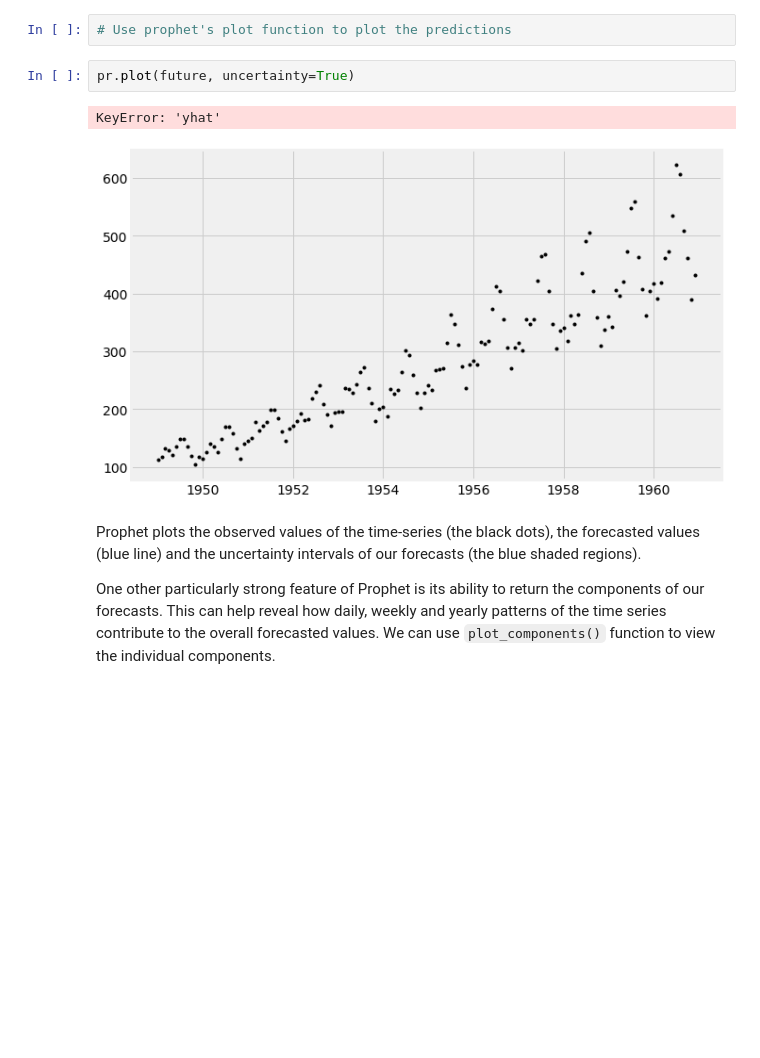
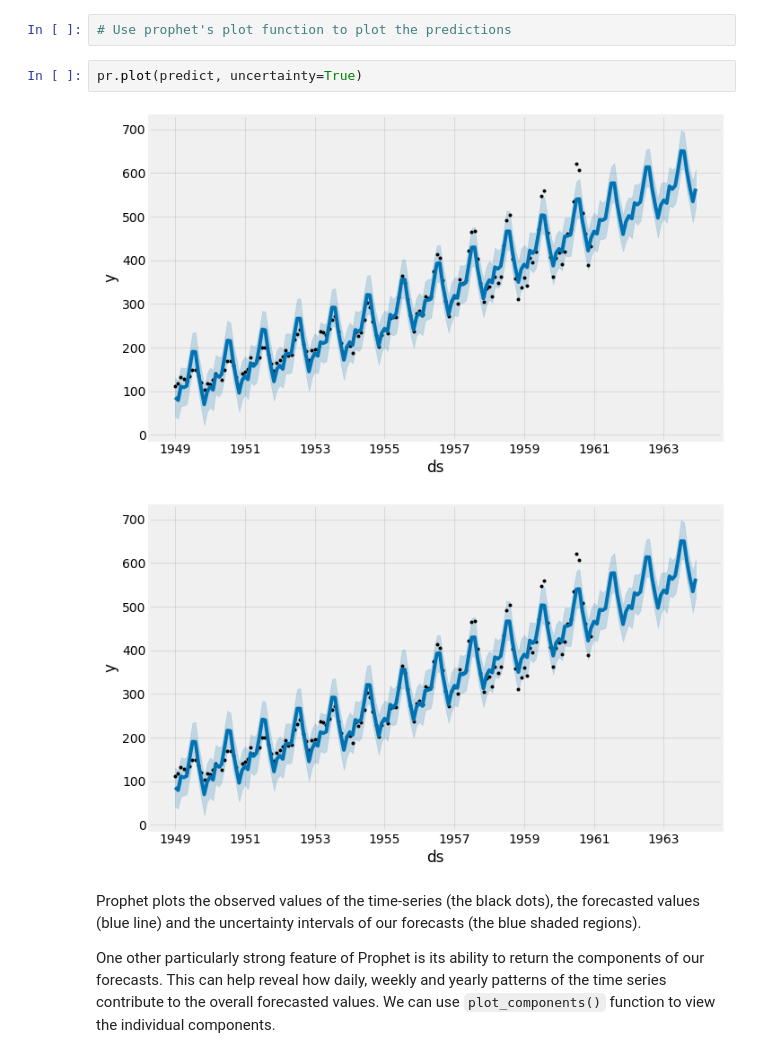
Before and after one commit to ortsed/dsc-facebook-prophet-lab-dc-ds-career-042219, a Jupyter notebook: index.ipynb, the cells around one changed output. Drawn from its saved outputs; the diff is of its cells as text; blank space fills up the shorter version.

```diff
--- a/index.ipynb
+++ b/index.ipynb
@@ -200,10 +200,10 @@ Prophet also provides a convenient function to quickly plot the results of our f
 # %%
 # Use prophet's plot function to plot the predictions
 # %%
-pr.plot(future, uncertainty=True)
+pr.plot(predict, uncertainty=True)
 # %% [output]
-KeyError: 'yhat'
-[figure, old version]
+[figure, new version]
+[figure, added]
 # %% [markdown]
 Prophet plots the observed values of the time-series (the black dots), the forecasted values (blue line) and the uncertainty intervals of our forecasts (the blue shaded regions).
 
```
